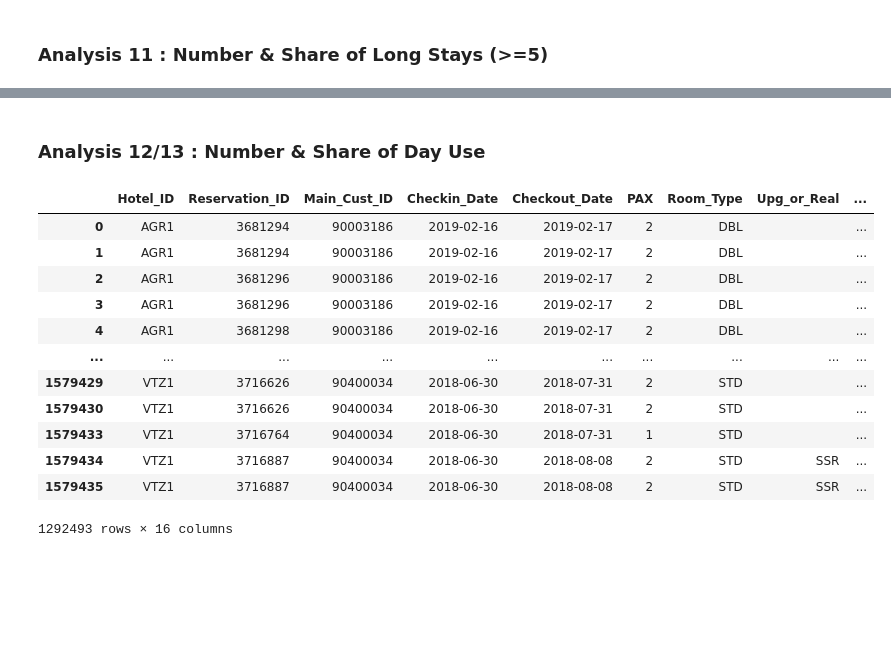
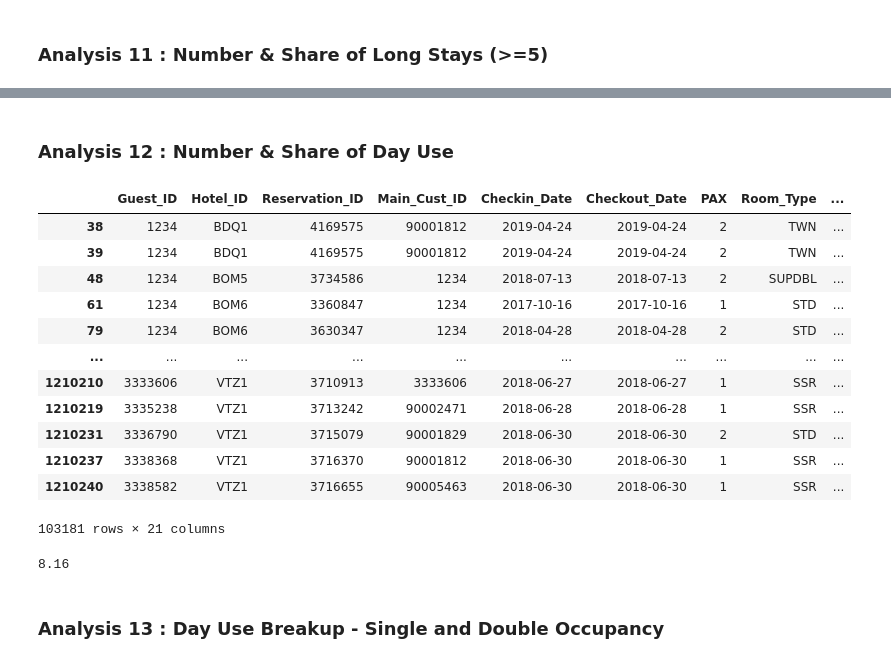
Before and after one commit to codeRSH/AAG-DS, a Jupyter notebook: AAG_Exploratory_Analysis.ipynb, the cells around one changed output, grey strips where cells are left out. Saved outputs shown, nothing was run; the diff lists cells and outputs as text; code cells hidden in the pictures; blank space fills up the shorter version.

```diff
--- a/AAG_Exploratory_Analysis.ipynb
+++ b/AAG_Exploratory_Analysis.ipynb
@@ -457,5 +935,7 @@ rsrvs_data["Reservation_ID"].nunique()
 # %% [markdown]
 ### Analysis 9 : Average Length of stay
 # %%
-guest_data.groupby("Guest_ID").sum( )["Stay_Length"] / guest_data.groupby("Guest_ID").count( )["Reservation_ID"]
+guest_data_avg_stay = (guest_data.groupby("Guest_ID").sum( )["Stay_Length"] / guest_data.groupby("Guest_ID").count( )["Reservation_ID"])
+guest_data_avg_stay = guest_data_avg_stay.to_frame().reset_index().rename({0:"Average_Stay_Length"}, axis=1)
+guest_data_avg_stay
 # %% [output]
@@ -474,0 +970,5 @@ Length: 920102, dtype: float64
+# %%
+guest_data = guest_data.merge(guest_data_avg_stay, how="left", on="Guest_ID")
+# %%
+guest_data.drop_duplicates(ignore_index=True, inplace=True)
+guest_data
@@ -474,0 +989,6 @@ Length: 920102, dtype: float64
+# %%
+guest_data['Guest_Type'] = guest_data['Main_Cust_ID'].apply(lambda x :
+                                                                   'Retail' if x in range(0, 90000000)
+                                                                    else 'TA' if x in range(90000000, 90400000)
+                                                                    else 'Corporate' )
+guest_data
@@ -493,18 +1065,26 @@ guest_data[guest_data["Stay_Length"] > 5]
 # %% [markdown]
-### Analysis 12/13 : Number & Share of Day Use
+### Analysis 12 : Number & Share of Day Use
 # %%
-guest_data[guest_data["Stay_Length"] > 0]
+day_use_guest_data = guest_data[guest_data["Stay_Length"] == 0]
+day_use_guest_data
 # %% [output]
-|  | Hotel_ID | Reservation_ID | Main_Cust_ID | Checkin_Date | Checkout_Date | PAX | Room_Type | Upg_or_Real | ... |
-| 0 | AGR1 | 3681294 | 90003186 | 2019-02-16 | 2019-02-17 | 2 | DBL |  | ... |
-| 1 | AGR1 | 3681294 | 90003186 | 2019-02-16 | 2019-02-17 | 2 | DBL |  | ... |
-| 2 | AGR1 | 3681296 | 90003186 | 2019-02-16 | 2019-02-17 | 2 | DBL |  | ... |
-| 3 | AGR1 | 3681296 | 90003186 | 2019-02-16 | 2019-02-17 | 2 | DBL |  | ... |
-| 4 | AGR1 | 3681298 | 90003186 | 2019-02-16 | 2019-02-17 | 2 | DBL |  | ... |
+|  | Guest_ID | Hotel_ID | Reservation_ID | Main_Cust_ID | Checkin_Date | Checkout_Date | PAX | Room_Type | ... |
+| 38 | 1234 | BDQ1 | 4169575 | 90001812 | 2019-04-24 | 2019-04-24 | 2 | TWN | ... |
+| 39 | 1234 | BDQ1 | 4169575 | 90001812 | 2019-04-24 | 2019-04-24 | 2 | TWN | ... |
+| 48 | 1234 | BOM5 | 3734586 | 1234 | 2018-07-13 | 2018-07-13 | 2 | SUPDBL | ... |
+| 61 | 1234 | BOM6 | 3360847 | 1234 | 2017-10-16 | 2017-10-16 | 1 | STD | ... |
+| 79 | 1234 | BOM6 | 3630347 | 1234 | 2018-04-28 | 2018-04-28 | 2 | STD | ... |
 | ... | ... | ... | ... | ... | ... | ... | ... | ... | ... |
-| 1579429 | VTZ1 | 3716626 | 90400034 | 2018-06-30 | 2018-07-31 | 2 | STD |  | ... |
-| 1579430 | VTZ1 | 3716626 | 90400034 | 2018-06-30 | 2018-07-31 | 2 | STD |  | ... |
-| 1579433 | VTZ1 | 3716764 | 90400034 | 2018-06-30 | 2018-07-31 | 1 | STD |  | ... |
-| 1579434 | VTZ1 | 3716887 | 90400034 | 2018-06-30 | 2018-08-08 | 2 | STD | SSR | ... |
-| 1579435 | VTZ1 | 3716887 | 90400034 | 2018-06-30 | 2018-08-08 | 2 | STD | SSR | ... |
+| 1210210 | 3333606 | VTZ1 | 3710913 | 3333606 | 2018-06-27 | 2018-06-27 | 1 | SSR | ... |
+| 1210219 | 3335238 | VTZ1 | 3713242 | 90002471 | 2018-06-28 | 2018-06-28 | 1 | SSR | ... |
+| 1210231 | 3336790 | VTZ1 | 3715079 | 90001829 | 2018-06-30 | 2018-06-30 | 2 | STD | ... |
+| 1210237 | 3338368 | VTZ1 | 3716370 | 90001812 | 2018-06-30 | 2018-06-30 | 1 | SSR | ... |
+| 1210240 | 3338582 | VTZ1 | 3716655 | 90005463 | 2018-06-30 | 2018-06-30 | 1 | SSR | ... |
-1292493 rows × 16 columns
+103181 rows × 21 columns
+# %%
+# Percentage of such guests
+round( (day_use_guest_data["Guest_ID"].nunique( ) / guest_data["Guest_ID"].nunique() ), 4 ) * 100
+# %% [output]
+8.16
+# %% [markdown]
+### Analysis 13 : Day Use Breakup - Single and Double Occupancy
```
Also changed, not shown: parts of 136 cells of this notebook.
